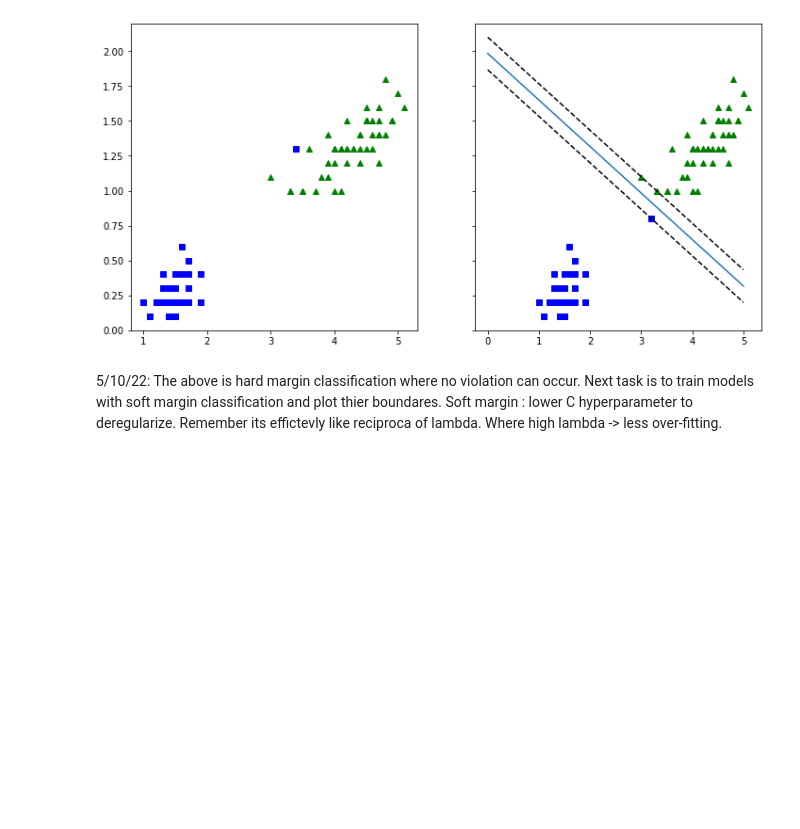
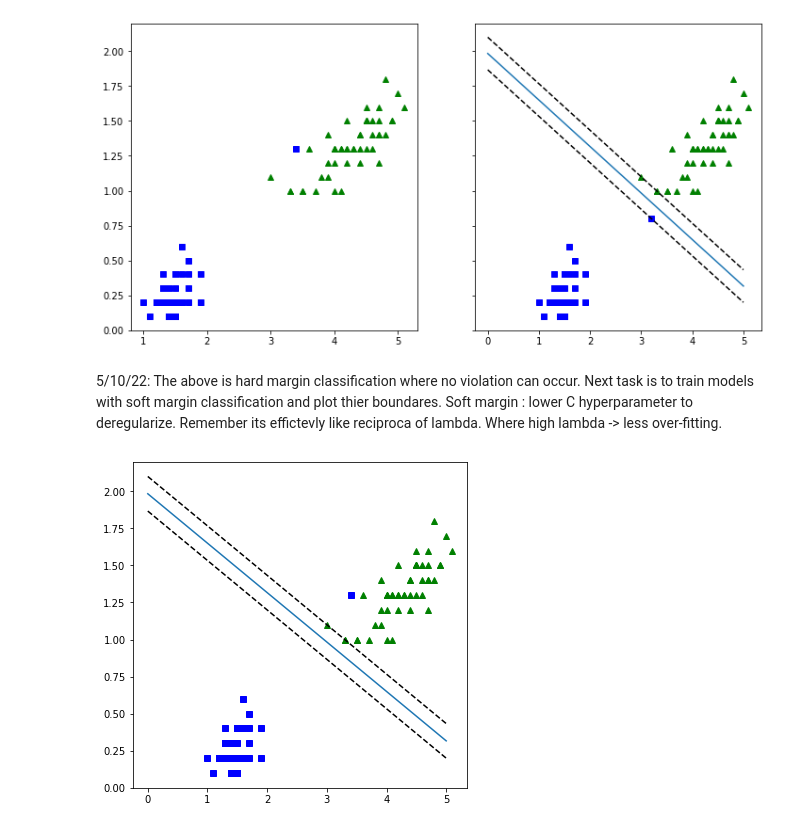
Before and after one commit to psukphranee/Machine-Learning-Projects, a Jupyter notebook: Python SKLearn/SVM.ipynb, the cells around one changed output. Drawn from its saved outputs; the diff is of its cells as text; code cells hidden in the pictures; blank space fills up the shorter version.

```diff
--- a/Python SKLearn/SVM.ipynb
+++ b/Python SKLearn/SVM.ipynb
@@ -201,3 +201,15 @@ plot_decision_boundary(svm_clf, 0, 5)
 [figure]
 # %% [markdown]
 5/10/22: The above is hard margin classification where no violation can occur. Next task is to train models with soft margin classification and plot thier boundares. Soft margin : lower C hyperparameter to deregularize. Remember its effictevly like reciproca of lambda. Where high lambda -> less over-fitting.
+# %%
+#use Xo0
+
+svm_clf2 = SVC(C=10**10, kernel='linear')
+svm_clf2.fit(Xo1, yo1)
+
+plt.figure(figsize=(6,6))
+plt.plot(Xo0[yo0==0, 0], Xo0[yo0==0, 1], 'bs')
+plt.plot(Xo0[yo0==1, 0], Xo0[yo0==1, 1], 'g^')
+plot_decision_boundary(svm_clf, 0, 5)
+# %% [output]
+[figure, added]
```
Also changed, not shown: parts of 1 cell of this notebook.
